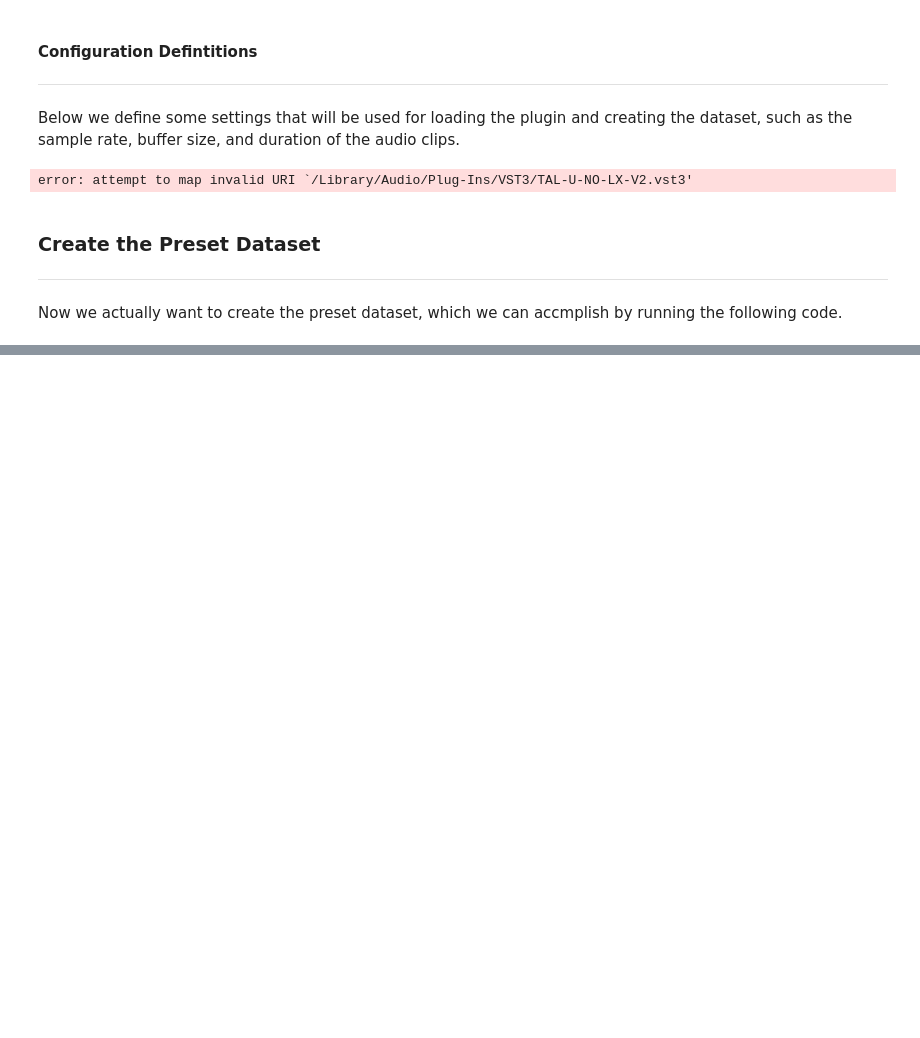
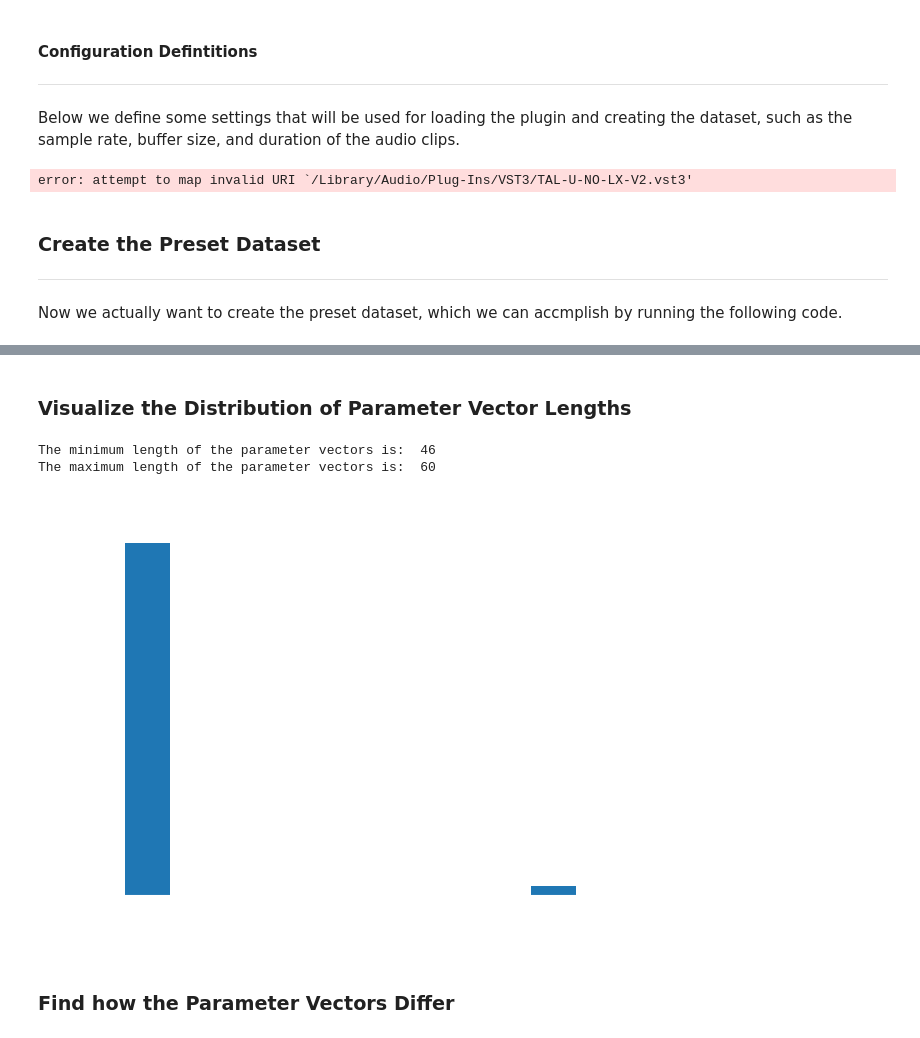
Before and after one commit to malekinho8/gass, a Jupyter notebook: dataset/create-preset-dataset-musicnn.ipynb, the cells around one changed output, grey strips where cells are left out. Cells and saved outputs as stored; diff of their text form; code cells hidden in the pictures; blank space fills up the shorter version.

```diff
--- a/dataset/create-preset-dataset-musicnn.ipynb
+++ b/dataset/create-preset-dataset-musicnn.ipynb
@@ -95,0 +100,6 @@ Computing spectrogram (w/ librosa) and tags (w/ tensorflow).. done!
+# %%
+# load the dataset
+df = pd.DataFrame(torch.load('preset_dataset_musicnn.pt'))
+
+# print the first 5 rows of the dataset
+df.head(5)
@@ -95,0 +113,44 @@ Computing spectrogram (w/ librosa) and tags (w/ tensorflow).. done!
+# %% [markdown]
+### Visualize the Distribution of Parameter Vector Lengths
+# %%
+# obtain the lengths of the parameter vectors in the dataset
+param_lengths = [len(x) for x in df['parameters']]
+
+print("The minimum length of the parameter vectors is: ", min(param_lengths))
+print("The maximum length of the parameter vectors is: ", max(param_lengths))
+# %% [output]
+The minimum length of the parameter vectors is:  46
+The maximum length of the parameter vectors is:  60
+# %%
+# set matplotlib plot settings to use latex font
+plt.rcParams.update({
+    "text.usetex": True,
+    "font.family": "serif",
+    "font.serif": ["Computer Modern Roman"],
+    "font.size": 12
+})
+# %%
+# set matplotlib plot settings to have a transparent background, white font, and white grid lines
+plt.rcParams.update({
+    "figure.facecolor": "none",
+    "axes.facecolor": "none",
+    "savefig.facecolor": "none",
+    "axes.edgecolor": "white",
+    "axes.labelcolor": "white",
+    "axes.titlecolor": "white",
+    "xtick.color": "white",
+    "ytick.color": "white",
+    "grid.color": "white",
+    "grid.alpha": 0.5
+})
+# %%
+# visualize the distribution of the parameter vector lengths
+plt.hist(param_lengths, bins=10)
+plt.title("Distribution of Parameter Vector Lengths")
+plt.xlabel("Parameter Vector Length")
+plt.ylabel("Frequency")
+plt.show()
+# %% [output]
+[figure, added]
+# %% [markdown]
+### Find how the Parameter Vectors Differ
```
Also changed, not shown: parts of 17 cells of this notebook, 11 other files.
